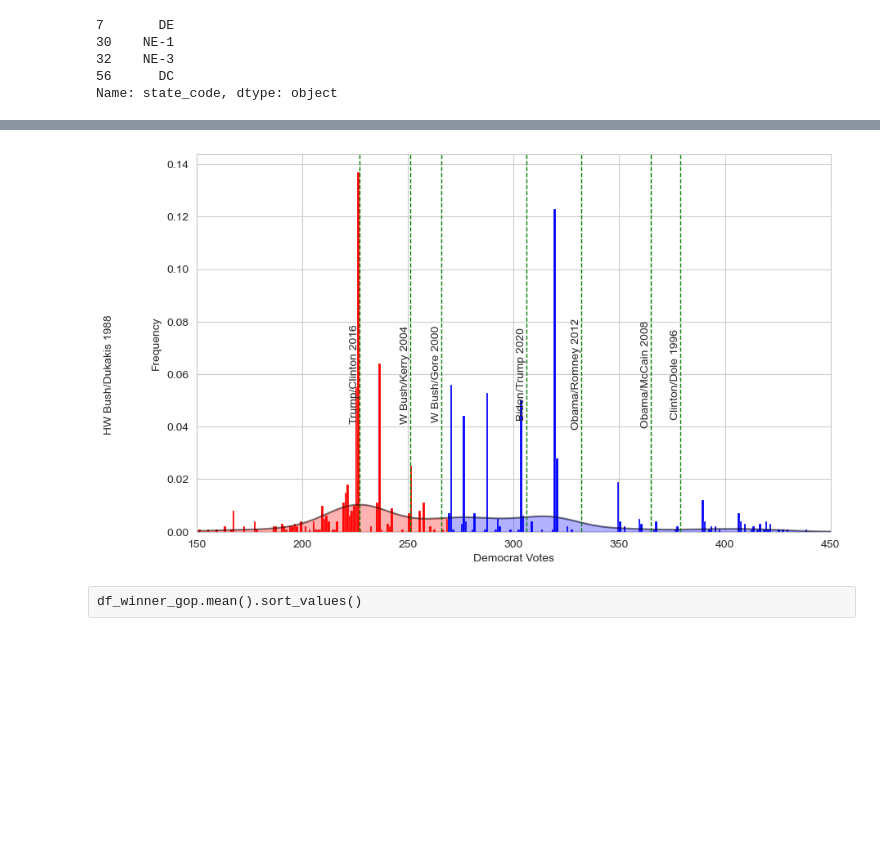
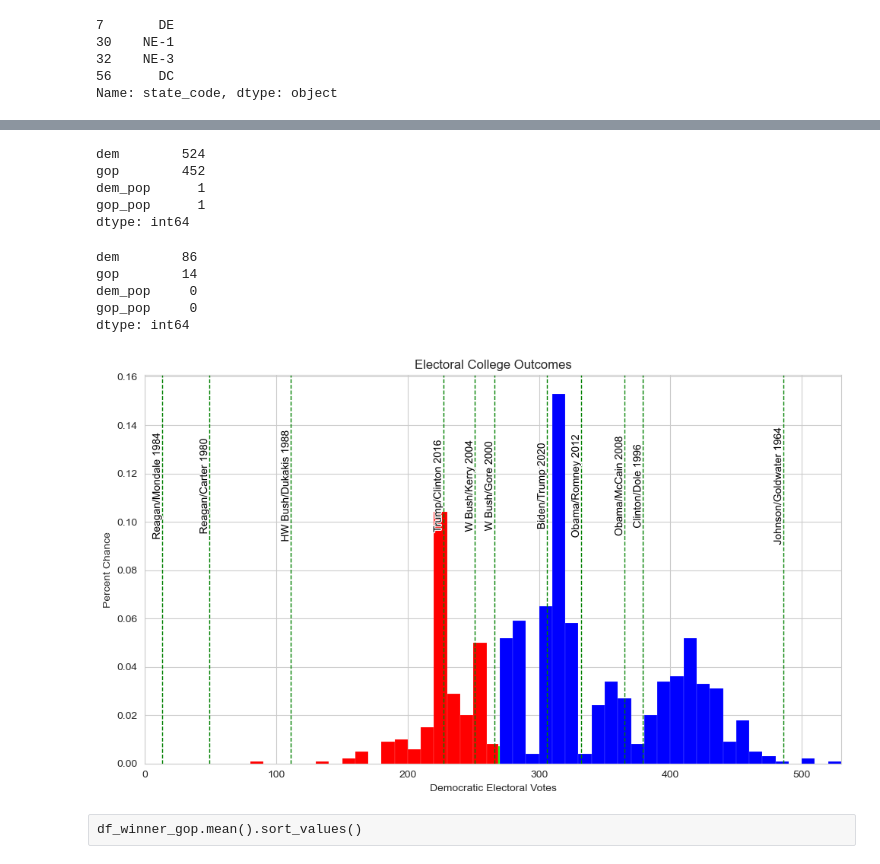
Before and after one commit to andrewpwalters/US-Presidential-Fundamentals, a Jupyter notebook: Notebooks/Polling Model - United States 2024.ipynb, the cells around one changed output, grey strips where cells are left out. Drawn from its saved outputs; the diff is of its cells as text; code cells hidden in the pictures; blank space fills up the shorter version.

```diff
--- a/Notebooks/Polling Model - United States 2024.ipynb
+++ b/Notebooks/Polling Model - United States 2024.ipynb
@@ -957,7 +1191,7 @@ gop_votes = df_2way.set_index('date').query(f"state == '{graph_state}'")["GOP"]
 #ax.plot(gop_votes.index, gop_votes, "o", alpha=.5, markersize=3, color='red', label="Poll GOP %")
 
 # Set limits and labels
-ax.set_ylim(0,0.52)
+ax.set_ylim(0.42,0.54)
 ax.set_xlim(dt.datetime(2021, 7, 1), dt.datetime(2024, 11, 5) #datetime.datetime.today()
            )
 ax.set_ylabel('% Vote')
@@ -992,5 +1226,5 @@ plt.text(datetime.datetime.today(), 0.45, "Today", rotation=90, verticalalignmen
 #ax.plot(dt.datetime(2020, 11, 3), .477, "o", markersize=25, color='red', alpha=1)
 
 plt.tight_layout()
-plt.savefig('2way_enight_natpoll.png')
+plt.savefig('past_three_years.png')
 # %% [output]
@@ -1091,3 +1315,5 @@ df_winner_gop = df_winner.replace({'gop': 1, 'dem': 0})
 df_ec = pd.DataFrame()
 df_ec['dem'] = df_winner_dem.mul(df_state[['state_code', 'electoral_2024']].set_index('state_code').T.iloc[0], axis=1).sum(axis=1)
 df_ec['gop'] = df_winner_gop.mul(df_state[['state_code', 'electoral_2024']].set_index('state_code').T.iloc[0], axis=1).sum(axis=1)
+df_ec['dem_pop'] = df_winner_dem['US']
+df_ec['gop_pop'] = df_winner_gop['US']
@@ -1111,64 +1366,85 @@ percent_greater_than_270, percent_equal_to_270, percent_lower_than_270
+# %%
+df_ec.max()
+# %% [output]
+dem        524
+gop        452
+dem_pop      1
+gop_pop      1
+dtype: int64
+# %%
+df_ec.min()
+# %% [output]
+dem        86
+gop        14
+dem_pop     0
+gop_pop     0
+dtype: int64
 # %%
-
-# Plotting the histograms
 plt.figure(figsize=(10, 6))
 
+bins = list(range(0, 269, 10)) + [269] + list(range(270, 540, 10))
+
 # Use sns.histplot to plot the histogram
-ax = sns.histplot(df_ec['dem'], binwidth=1, kde=False, stat="density")
+ax = sns.histplot(df_ec['dem'], bins=bins, kde=False, stat="probability")
+
+# Get patches from the Axes
+max_height = max([patch.get_height() for patch in ax.patches])
+
+# Get the lowest and highest x values from the histogram bars
+lowest_bar = min([patch.get_x() for patch in ax.patches])
+highest_bar = max([patch.get_x() + patch.get_width() for patch in ax.patches])
 
 # Get patches from the Axes
 for patch in ax.patches:
     # Get x midpoint of bar
-    x = patch.get_x() + 0.5 * patch.get_width()
+    x = patch.get_x() #+ 0.5 * patch.get_width()
 
     # Set bar color based on x
     if x < 269:
         patch.set_facecolor('red')
     elif x > 269:
         patch.set_facecolor('blue')
     elif x == 269:
         patch.set_facecolor('lime')
     else:
-        patch.set_facecolor('green')
-
-# Plot KDE
-kde_ax = sns.kdeplot(df_ec['dem'], color='black', alpha = 0.5, ax=ax)
-
-# Fill area above 270 with red color
-kde_x, kde_y = kde_ax.get_lines()[0].get_data()
-kde_ax.fill_between(kde_x, kde_y, where=kde_x > 269, color='blue', alpha=0.3)
-kde_ax.fill_between(kde_x, kde_y, where=(kde_x < 269), color='red', alpha=0.3)
-kde_ax.fill_between(kde_x, kde_y, where=kde_x == 269, color='lime', alpha=0.3)
-
+        patch.set_facecolor('lime')
 
 # Adding titles and labels
 #plt.title('2024 Election Night - Electoral College Results')
-plt.xlabel('Democrat Votes')
-plt.xlim(150, 450)
-plt.ylabel('Frequency')
+plt.title('Electoral College Outcomes')
+plt.xlabel('Democratic Electoral Votes')
+plt.xlim(lowest_bar, highest_bar)
+plt.ylabel('Percent Chance')
 
 events = [
-    #(13, 'Reagan/Mondale 1984'),
-    #(49, 'Reagan/Carter 1980'),
+    (13, 'Reagan/Mondale 1984'),
+    (49, 'Reagan/Carter 1980'),
     (111, 'HW Bush/Dukakis 1988'),
     (227, 'Trump/Clinton 2016'),
     (251, 'W Bush/Kerry 2004'),
     (266, 'W Bush/Gore 2000'),
     (306, 'Biden/Trump 2020'),
     (332, 'Obama/Romney 2012'),
     (365, 'Obama/McCain 2008'),
     (379, 'Clinton/Dole 1996'),
-    #(486, 'Johnson/Goldwater 1964')
+    (486, 'Johnson/Goldwater 1964')
 ]
+
+label_position = 3/4 * max_height
 
 for date, event in events:
     ax.axvline(x=date, color='green', linestyle='--', linewidth=1)
-    plt.text(date, .06, event, rotation=90, verticalalignment='center', horizontalalignment='right', fontsize=10)
+    text = plt.text(date, label_position, event, rotation=90, verticalalignment='center',
+                    horizontalalignment='right', fontsize=10, color='black')
 
+    # Add white outline to the text
+    text.set_path_effects([path_effects.Stroke(linewidth=2, foreground='white'),
+                           path_effects.Normal()])
+plt.tight_layout()
 # Display the plot
 plt.savefig('2way_enight_ec.png')
 # %% [output]
-[figure, old version]
+[figure, new version]
 # %% [raw]
 df_winner_gop.mean().sort_values()
 # %%
```
Also changed, not shown: parts of 48 cells of this notebook, 1 other file.
